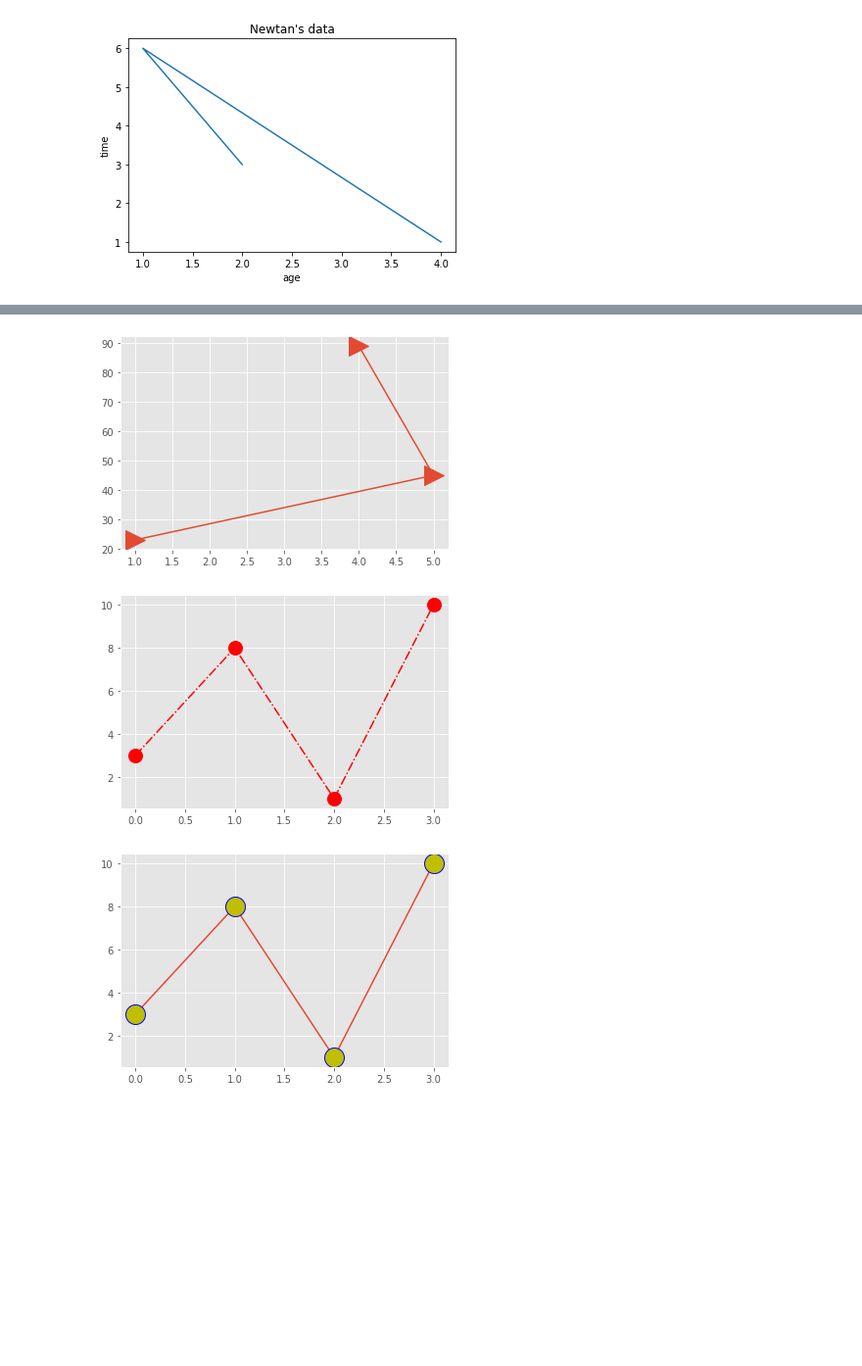
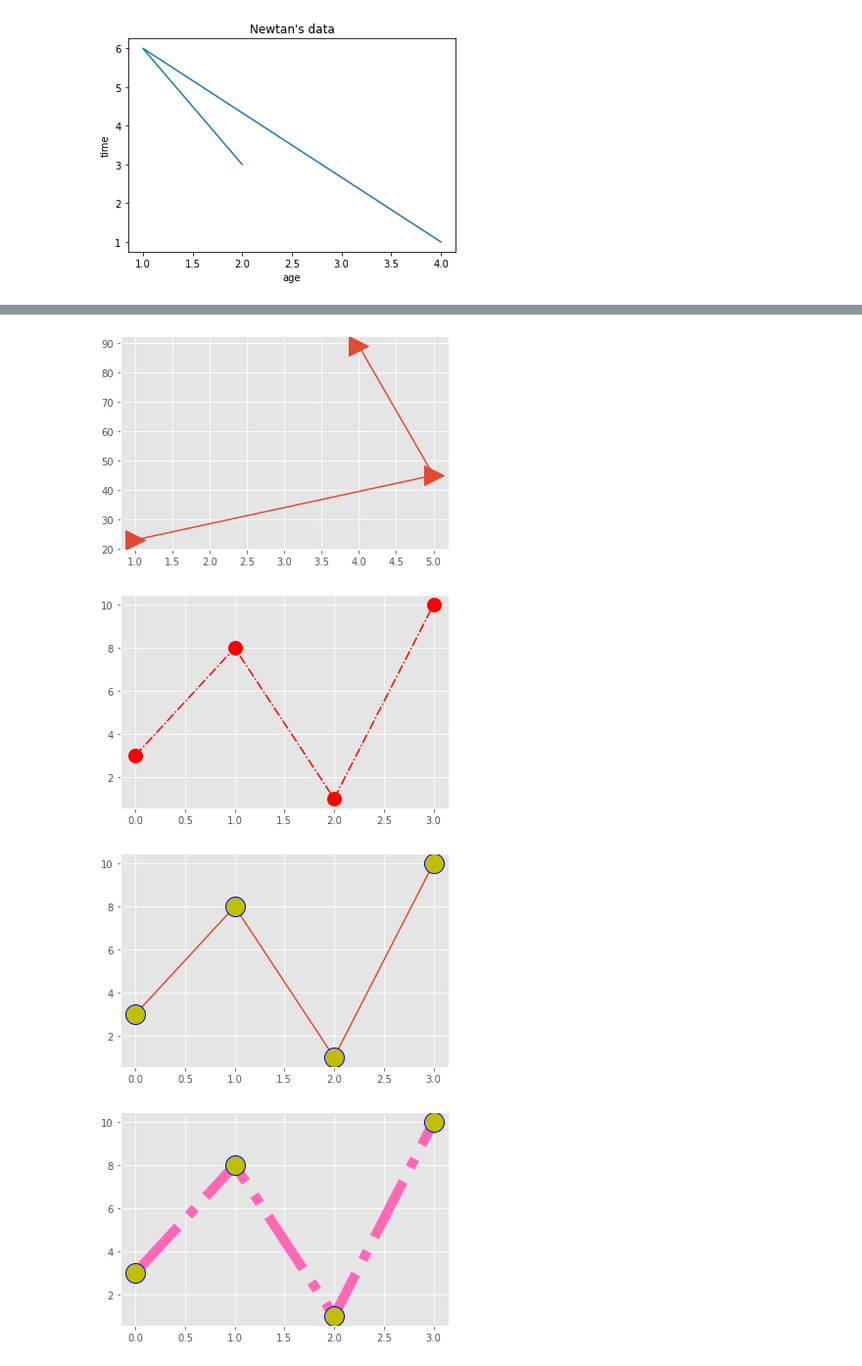
Before and after one commit to Newtanmukh/Python-Frameworks-Tutorials, a Jupyter notebook: matplotlib/Matplotlib Tutorial.ipynb, the cells around one changed output, grey strips where cells are left out. Shown at 98% size. Saved outputs shown, nothing was run; the diff lists cells and outputs as text; code cells hidden in the pictures; blank space fills up the shorter version.

```diff
--- a/matplotlib/Matplotlib Tutorial.ipynb
+++ b/matplotlib/Matplotlib Tutorial.ipynb
@@ -22,31 +22,39 @@ y2=[5,8,9]
 #if instead we use plt.plot(y), it will automatically index the x as 0,1,2 etc.
 
 plt.plot(x,y,'*') # Use points instead of line.
 plt.plot(x2,y2)
 plt.show()
 #----------------------------------------------------------------------------------------------------------------------
 
 
 plt.plot(x,y,marker='>',ms=20) # marker will contain line, but the points will contain the dot to represent them. ms determines the size, is optional argument.
 plt.show()
 
 #----------------------------------------------------------------------------------------------------------------------
 
 xpoints = np.array([0,2,4,6])
 ypoints = np.array([3, 8, 1, 10])
 
-plt.plot(ypoints, 'o-.r',ms=14)  #for, marker|line|colour
+plt.plot(ypoints, 'o-.r',ms=14)  #for, marker|linestyle(edge basically)|colour
 plt.show()
 
 #----------------------------------------------------------------------------------------------------------------------
 
 xpoints = np.array([0,2,4,7])
 ypoints = np.array([3, 8, 1, 10])
 
 plt.plot(ypoints, marker = 'o', ms = 20, mec = 'b', mfc = 'y') #mec depicts the colour of edge, mfc depicts the colour inside of the marker.
 plt.show()
+
+#----------------------------------------------------------------------------------------------------------------------
+
+ypoints = np.array([3, 8, 1, 10])
+
+plt.plot(ypoints, linestyle = '-.',color='hotpink',linewidth='10', marker = 'o', ms = 20, mec = 'b', mfc = 'y') #ls here basically means the linestyle.
+plt.show()
 # %% [output]
 [figure]
 [figure]
 [figure]
 [figure]
+[figure, added]
```
Also changed, not shown: parts of 1 cell of this notebook.
